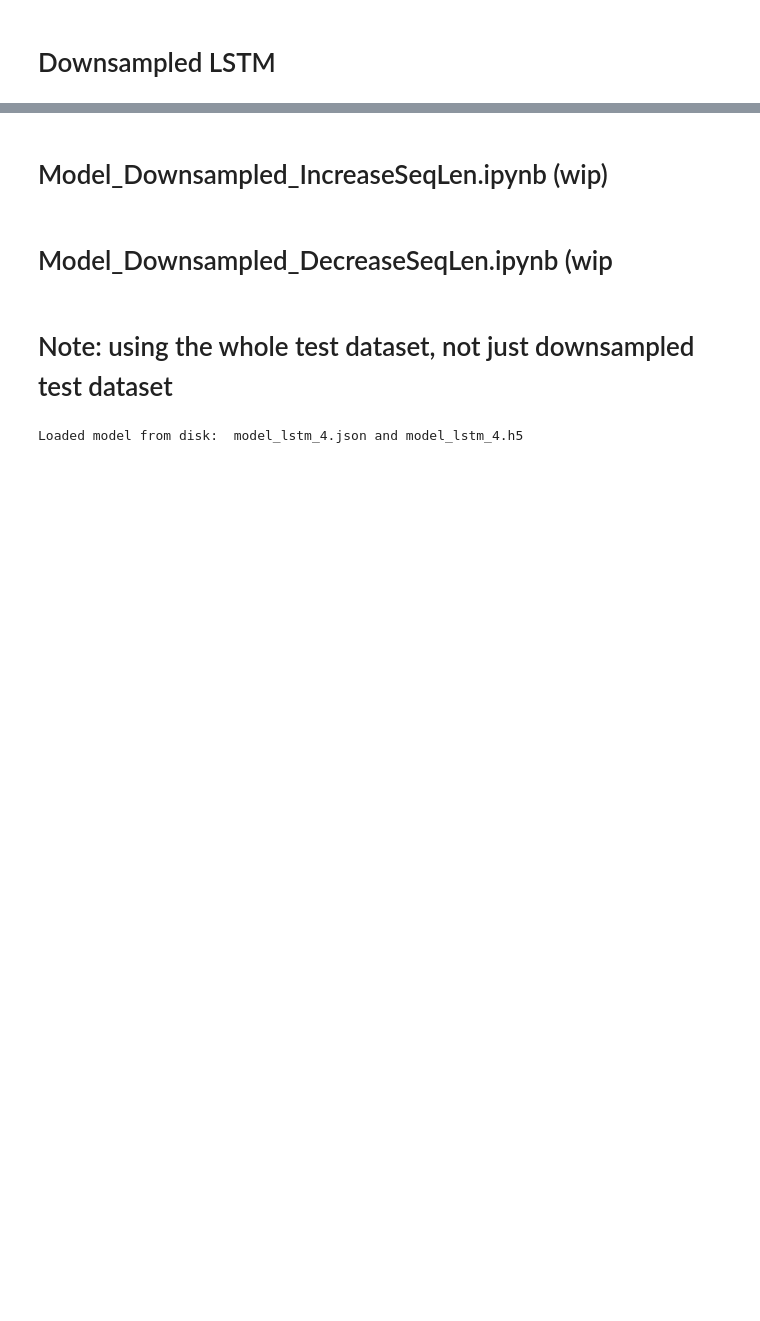
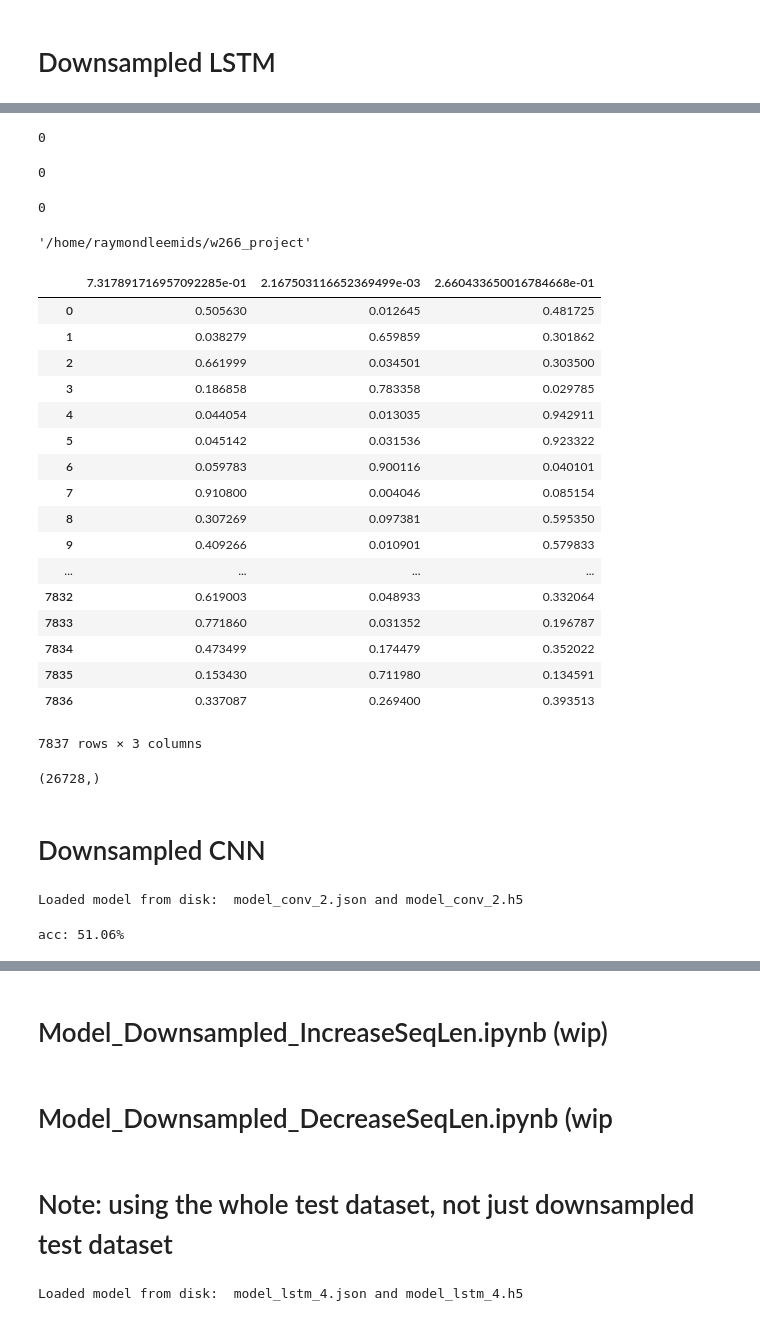
Before and after one commit to rayleegit/finance_text_classification, a Jupyter notebook: ErrorAnalysis.ipynb, the cells around one changed output, grey strips where cells are left out. Saved outputs shown, nothing was run; the diff lists cells and outputs as text; code cells hidden in the pictures; blank space fills up the shorter version.

Commit message:
updated predictions 1, 2, 6

```diff
--- a/ErrorAnalysis.ipynb
+++ b/ErrorAnalysis.ipynb
@@ -345,0 +428,68 @@ print("%s: %.2f%%" % (loaded_model.metrics_names[1], score[1]*100))
+# %%
+sum(np.isnan(preds[:,0]))
+# %% [output]
+0
+# %%
+sum(np.isnan(preds[:,1]))
+# %% [output]
+0
+# %%
+sum(np.isnan(preds[:,2]))
+# %% [output]
+0
+# %%
+pwd
+# %% [output]
+'/home/raymondleemids/w266_project'
+# %%
+predictions_file = pd.read_csv('predictions_lstm_2.csv')
+# %%
+predictions_file
+# %% [output]
+|  | 7.317891716957092285e-01 | 2.167503116652369499e-03 | 2.660433650016784668e-01 |
+| 0 | 0.505630 | 0.012645 | 0.481725 |
+| 1 | 0.038279 | 0.659859 | 0.301862 |
+| 2 | 0.661999 | 0.034501 | 0.303500 |
+| 3 | 0.186858 | 0.783358 | 0.029785 |
+| 4 | 0.044054 | 0.013035 | 0.942911 |
+| 5 | 0.045142 | 0.031536 | 0.923322 |
+| 6 | 0.059783 | 0.900116 | 0.040101 |
+| 7 | 0.910800 | 0.004046 | 0.085154 |
+| 8 | 0.307269 | 0.097381 | 0.595350 |
+| 9 | 0.409266 | 0.010901 | 0.579833 |
+| ... | ... | ... | ... |
+| 7832 | 0.619003 | 0.048933 | 0.332064 |
+| 7833 | 0.771860 | 0.031352 | 0.196787 |
+| 7834 | 0.473499 | 0.174479 | 0.352022 |
+| 7835 | 0.153430 | 0.711980 | 0.134591 |
+| 7836 | 0.337087 | 0.269400 | 0.393513 |
+7837 rows × 3 columns
+# %%
+X_test.shape
+# %% [output]
+(26728,)
+# %% [markdown]
+# Downsampled CNN
+# %%
+# load model
+
+# load json and create model
+json_file = open('model_conv_2.json', 'r')
+loaded_model_json = json_file.read()
+json_file.close()
+loaded_model = model_from_json(loaded_model_json)
+
+# load weights into new model
+loaded_model.load_weights("model_conv_2.h5")
+print("Loaded model from disk: ", 'model_conv_2.json and model_conv_2.h5')
+# %% [output]
+Loaded model from disk:  model_conv_2.json and model_conv_2.h5
+# %%
+# evaluate loaded model on test data
+loaded_model.compile(loss='categorical_crossentropy', optimizer='adam', metrics=['accuracy'])
+#loaded_model.compile(loss='categorical_crossentropy', optimizer='adam', metrics=['accuracy'])
+score = loaded_model.evaluate(np.array(X_test.values.tolist()),
+                              np.array(y_test.values.tolist()), verbose=0)
+print("%s: %.2f%%" % (loaded_model.metrics_names[1], score[1]*100))
+# %% [output]
+acc: 51.06%
```
Also changed, not shown: parts of 40 cells of this notebook, 7 other files.
